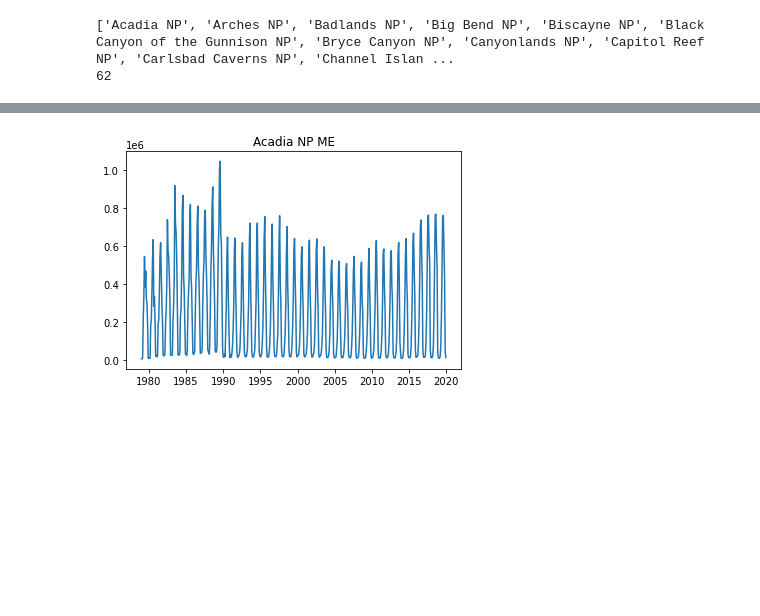
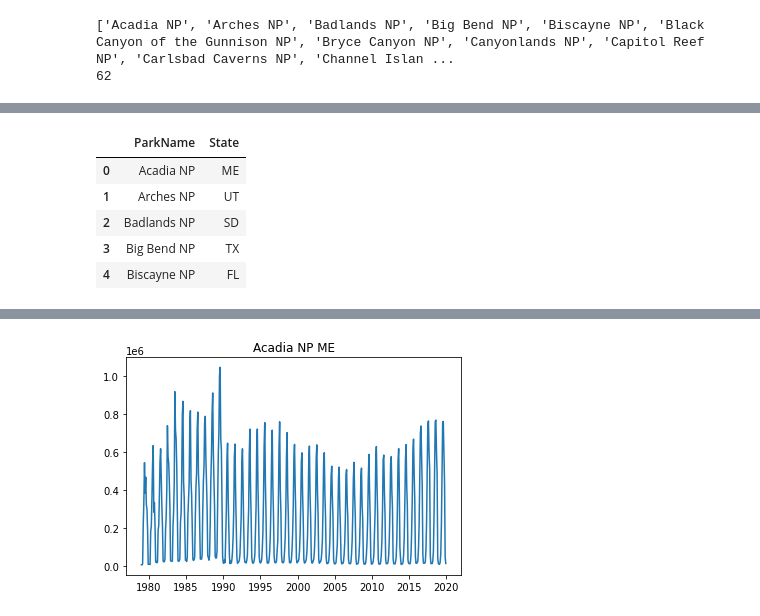
Before and after one commit to vgjaq/National-Park-Capstone-Project, a Jupyter notebook: DataWrangling.ipynb, the cells around one changed output, grey strips where cells are left out. Saved outputs shown, nothing was run; the diff lists cells and outputs as text; code cells hidden in the pictures; blank space fills up the shorter version.

```diff
--- a/DataWrangling.ipynb
+++ b/DataWrangling.ipynb
@@ -247,0 +141,10 @@ print(len(Parks_unique))
+# %%
+new.drop_duplicates(ignore_index = True, inplace = True)
+new.head()
+# %% [output]
+|  | ParkName | State |
+| 0 | Acadia NP | ME |
+| 1 | Arches NP | UT |
+| 2 | Badlands NP | SD |
+| 3 | Big Bend NP | TX |
+| 4 | Biscayne NP | FL |
```
Also changed, not shown: parts of 19 cells of this notebook, 11 other files.
